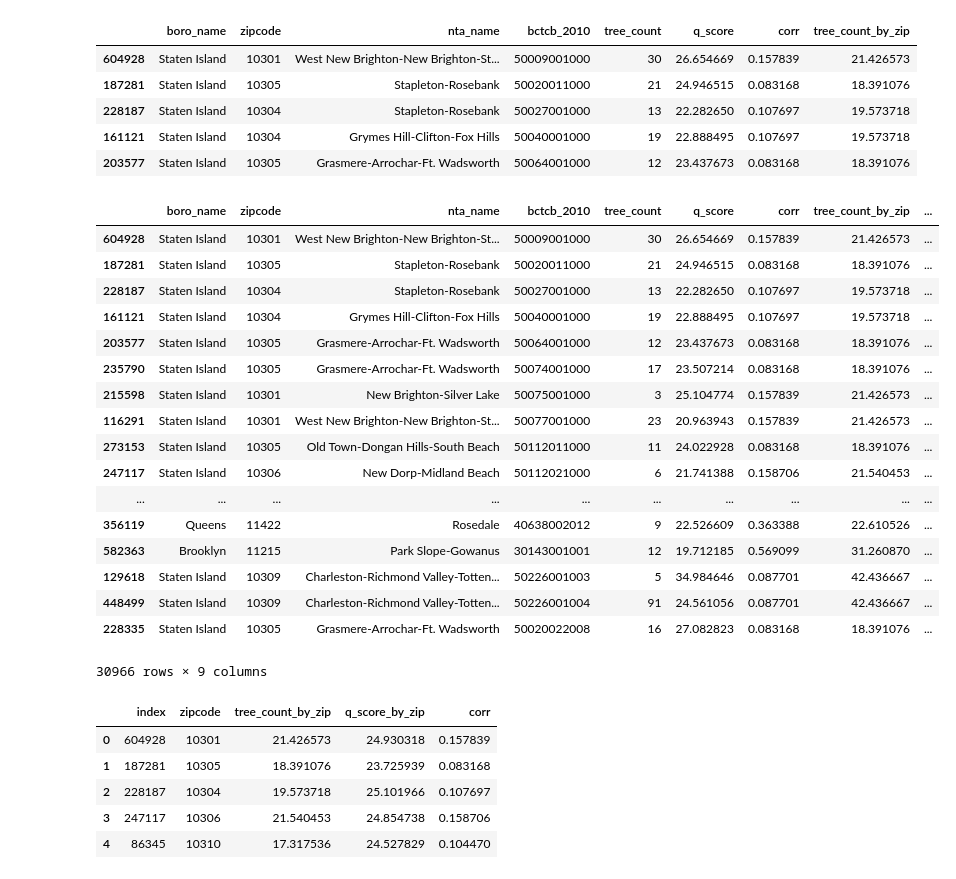
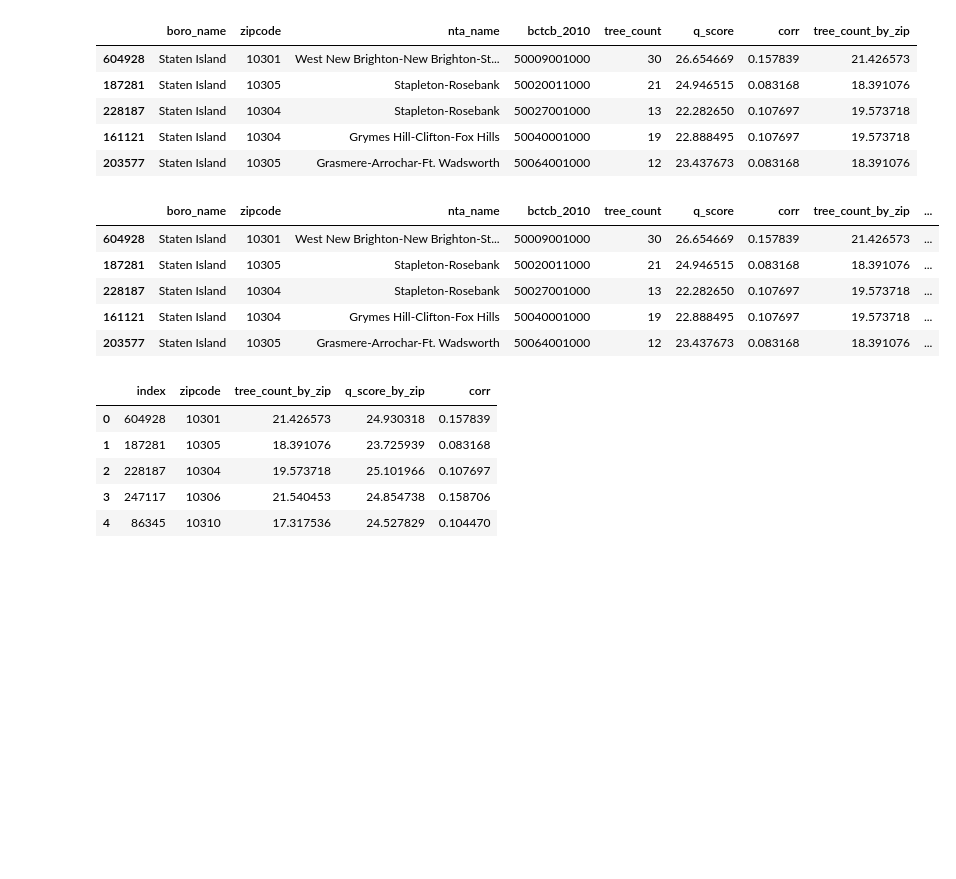
Before and after one commit to lizkalina/smart-cities, a Jupyter notebook: Tree Census Exploration.ipynb, the cells around one changed output. Drawn from its saved outputs; the diff is of its cells as text; code cells hidden in the pictures; blank space fills up the shorter version.

```diff
--- a/Tree Census Exploration.ipynb
+++ b/Tree Census Exploration.ipynb
@@ -184,26 +184,14 @@ trees_zip.head()
 zip_mean_score = no_dup.groupby('zipcode')['q_score'].mean().to_frame()
 score_tree_zip = pd.merge(trees_zip, zip_score, how='left', left_on='zipcode', right_index=True, suffixes=('', '_by_zip'))
 # %%
-score_tree_zip
+score_tree_zip.head()
 # %% [output]
 |  | boro_name | zipcode | nta_name | bctcb_2010 | tree_count | q_score | corr | tree_count_by_zip | ... |
 | 604928 | Staten Island | 10301 | West New Brighton-New Brighton-St... | 50009001000 | 30 | 26.654669 | 0.157839 | 21.426573 | ... |
 | 187281 | Staten Island | 10305 | Stapleton-Rosebank | 50020011000 | 21 | 24.946515 | 0.083168 | 18.391076 | ... |
 | 228187 | Staten Island | 10304 | Stapleton-Rosebank | 50027001000 | 13 | 22.282650 | 0.107697 | 19.573718 | ... |
 | 161121 | Staten Island | 10304 | Grymes Hill-Clifton-Fox Hills | 50040001000 | 19 | 22.888495 | 0.107697 | 19.573718 | ... |
 | 203577 | Staten Island | 10305 | Grasmere-Arrochar-Ft. Wadsworth | 50064001000 | 12 | 23.437673 | 0.083168 | 18.391076 | ... |
-| 235790 | Staten Island | 10305 | Grasmere-Arrochar-Ft. Wadsworth | 50074001000 | 17 | 23.507214 | 0.083168 | 18.391076 | ... |
-| 215598 | Staten Island | 10301 | New Brighton-Silver Lake | 50075001000 | 3 | 25.104774 | 0.157839 | 21.426573 | ... |
-| 116291 | Staten Island | 10301 | West New Brighton-New Brighton-St... | 50077001000 | 23 | 20.963943 | 0.157839 | 21.426573 | ... |
-| 273153 | Staten Island | 10305 | Old Town-Dongan Hills-South Beach | 50112011000 | 11 | 24.022928 | 0.083168 | 18.391076 | ... |
-| 247117 | Staten Island | 10306 | New Dorp-Midland Beach | 50112021000 | 6 | 21.741388 | 0.158706 | 21.540453 | ... |
-| ... | ... | ... | ... | ... | ... | ... | ... | ... | ... |
-| 356119 | Queens | 11422 | Rosedale | 40638002012 | 9 | 22.526609 | 0.363388 | 22.610526 | ... |
-| 582363 | Brooklyn | 11215 | Park Slope-Gowanus | 30143001001 | 12 | 19.712185 | 0.569099 | 31.260870 | ... |
-| 129618 | Staten Island | 10309 | Charleston-Richmond Valley-Totten... | 50226001003 | 5 | 34.984646 | 0.087701 | 42.436667 | ... |
-| 448499 | Staten Island | 10309 | Charleston-Richmond Valley-Totten... | 50226001004 | 91 | 24.561056 | 0.087701 | 42.436667 | ... |
-| 228335 | Staten Island | 10305 | Grasmere-Arrochar-Ft. Wadsworth | 50020022008 | 16 | 27.082823 | 0.083168 | 18.391076 | ... |
-30966 rows × 9 columns
 # %%
 by_zip = score_tree_zip[['zipcode','tree_count_by_zip','q_score_by_zip','corr']].drop_duplicates().reset_index()
 by_zip.head()
```
Also changed, not shown: 1 other file.
